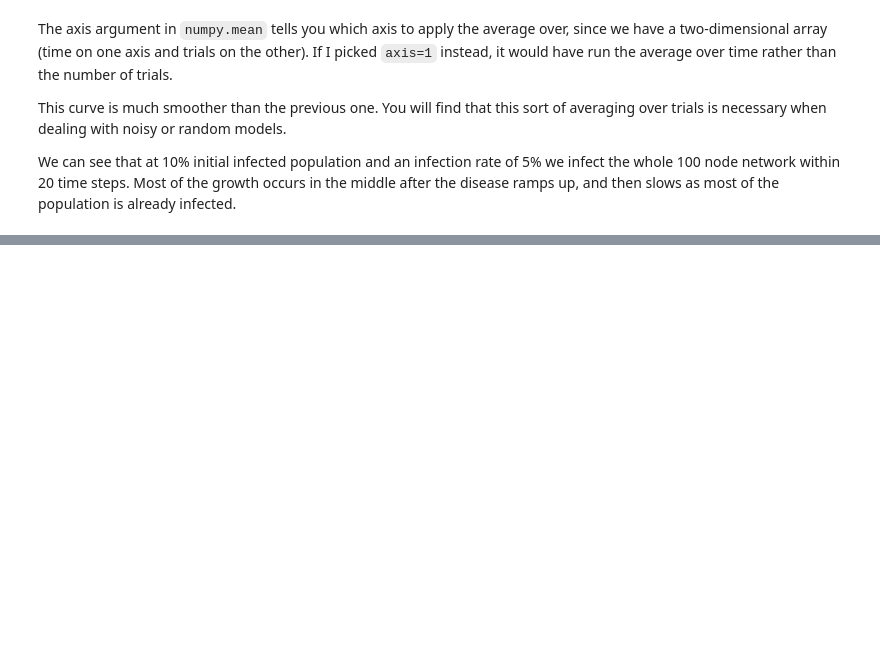
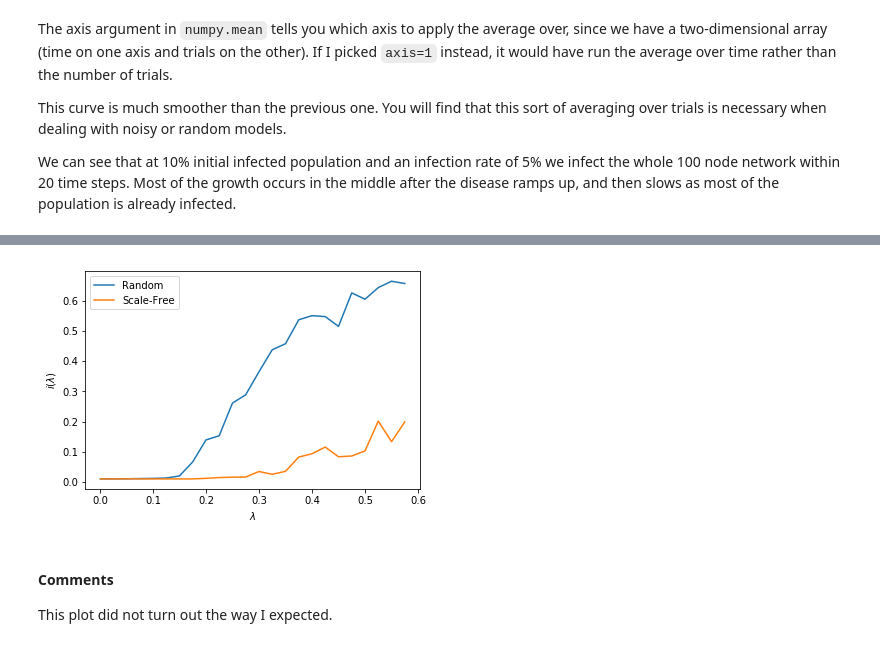
Before and after one commit to muftring/iu-netsci, a Jupyter notebook: week-11/w11_epidemics_uftring-michael.ipynb, the cells around one changed output, grey strips where cells are left out. Drawn from its saved outputs; the diff is of its cells as text; code cells hidden in the pictures; blank space fills up the shorter version.

```diff
--- a/week-11/w11_epidemics_uftring-michael.ipynb
+++ b/week-11/w11_epidemics_uftring-michael.ipynb
@@ -228,0 +379,5 @@ plt.plot( np.mean([SIS(graph, tmax, beta, mu, initial_inf) for i in range(iterat
+# %%
+# random graph
+er_graph = nx.erdos_renyi_graph(n, p)
+er_graph = max(nx.connected_component_subgraphs(er_graph), key=len)
+print(nx.info(er_graph))
@@ -228,0 +430,13 @@ plt.plot( np.mean([SIS(graph, tmax, beta, mu, initial_inf) for i in range(iterat
+# %%
+import time
+
+t0 = time.time()
+
+cycles = 10
+er_result = np.mean([compute(er_graph, beta_values, mu_values) for i in range(cycles)], axis=0)
+
+t1 = time.time()
+
+total = t1-t0
+
+print("elapsed time: {0:3.3f} seconds".format(total))
@@ -228,0 +445,13 @@ plt.plot( np.mean([SIS(graph, tmax, beta, mu, initial_inf) for i in range(iterat
+# %%
+import time
+
+t0 = time.time()
+
+cycles = 10
+sf_result = np.mean([compute(sf_graph, beta_values, mu_values) for i in range(cycles)], axis=0)
+
+t1 = time.time()
+
+total = t1-t0
+
+print("elapsed time: {0:3.3f} seconds".format(total))
@@ -228,0 +460,19 @@ plt.plot( np.mean([SIS(graph, tmax, beta, mu, initial_inf) for i in range(iterat
+# %%
+def spreading_rates(beta_values=[0.05], mu_values=[0.1]):
+    result = []
+    for beta in beta_values:
+        for mu in mu_values:
+            result.append(beta/mu)
+    return result
+# %%
+plt.plot(spreading_rates(beta_values, mu_values), er_result, label="Random")
+plt.plot(spreading_rates(beta_values, mu_values), sf_result, label="Scale-Free")
+plt.xlabel("$\lambda$")
+plt.ylabel("$i(\lambda)$")
+plt.legend()
+plt.show()
+# %% [output]
+[figure, added]
+# %% [markdown]
+#### Comments
+This plot did not turn out the way I expected.
```
Also changed, not shown: parts of 43 cells of this notebook.
